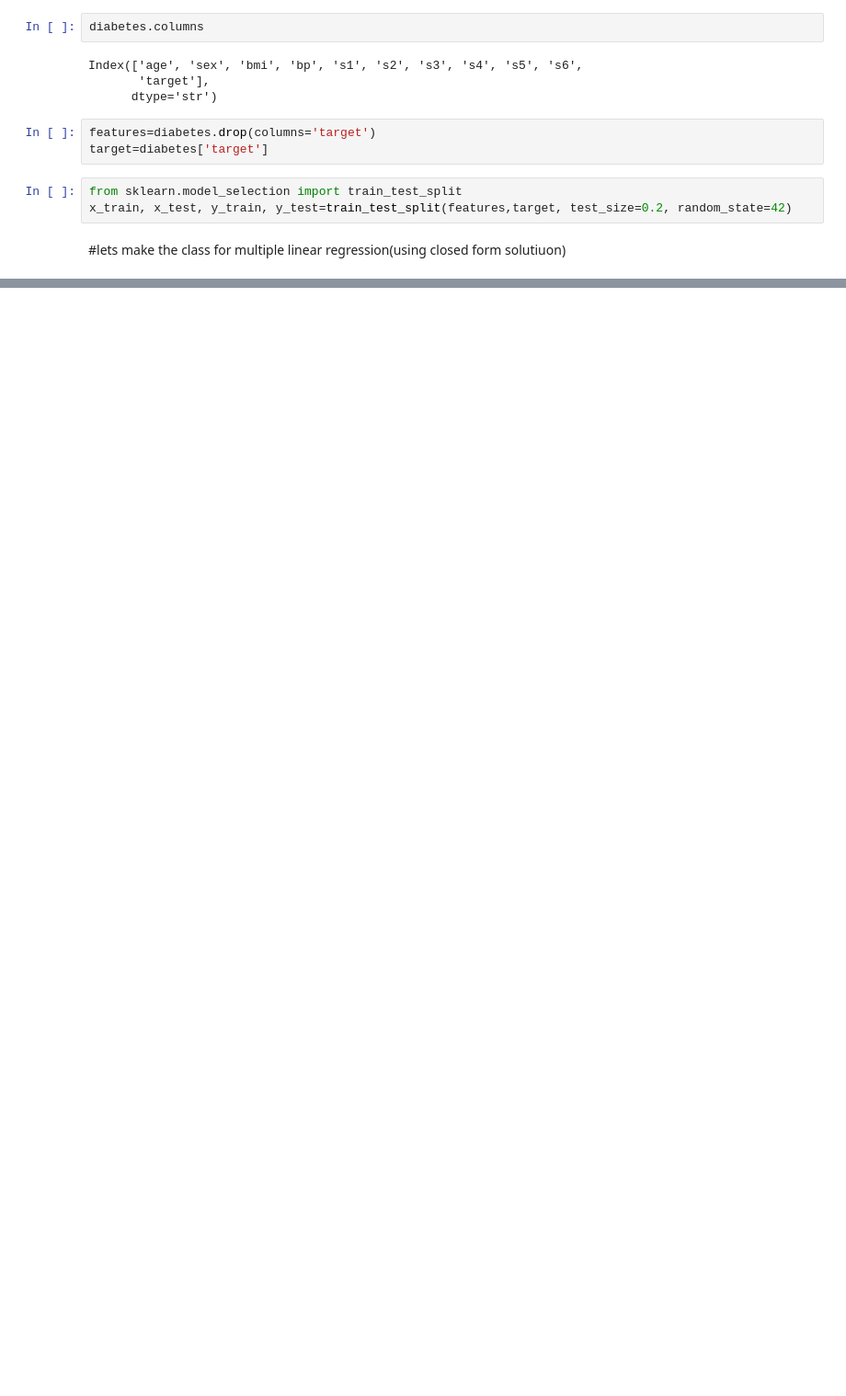
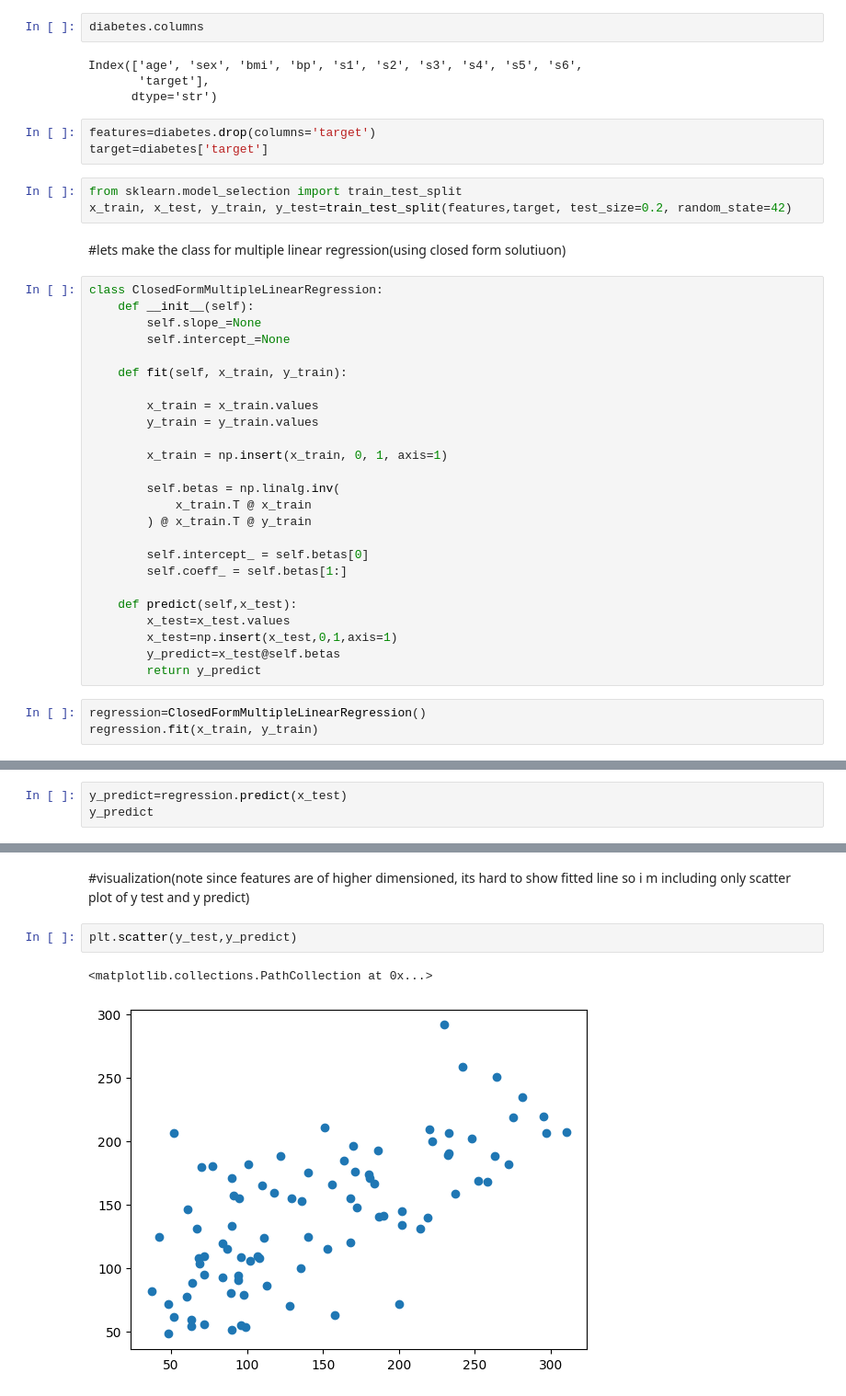
Before and after one commit to Abiskar07/machine-learning-codes-from-scratch, a Jupyter notebook: multple_linear_regression_from_scratch.ipynb, the cells around one changed output, grey strips where cells are left out. Shown at 92% size. Cells and saved outputs as stored; diff of their text form; blank space fills up the shorter version.

Commit message:
multiple linear regression from scratch

```diff
--- a/multple_linear_regression_from_scratch.ipynb
+++ b/multple_linear_regression_from_scratch.ipynb
@@ -49,3 +49,31 @@ from sklearn.model_selection import train_test_split
 x_train, x_test, y_train, y_test=train_test_split(features,target, test_size=0.2, random_state=42)
 # %% [markdown]
 #lets make the class for multiple linear regression(using closed form solutiuon)
+# %%
+class ClosedFormMultipleLinearRegression:
+    def __init__(self):
+        self.slope_=None
+        self.intercept_=None
+
+    def fit(self, x_train, y_train):
+
+        x_train = x_train.values
+        y_train = y_train.values
+
+        x_train = np.insert(x_train, 0, 1, axis=1)
+
+        self.betas = np.linalg.inv(
+            x_train.T @ x_train
+        ) @ x_train.T @ y_train
+
+        self.intercept_ = self.betas[0]
+        self.coeff_ = self.betas[1:]
+
+    def predict(self,x_test):
+        x_test=x_test.values
+        x_test=np.insert(x_test,0,1,axis=1)
+        y_predict=x_test@self.betas
+        return y_predict
+# %%
+regression=ClosedFormMultipleLinearRegression()
+regression.fit(x_train, y_train)
@@ -51,0 +87,3 @@ x_train, x_test, y_train, y_test=train_test_split(features,target, test_size=0.2
+# %%
+y_predict=regression.predict(x_test)
+y_predict
@@ -51,0 +124,7 @@ x_train, x_test, y_train, y_test=train_test_split(features,target, test_size=0.2
+# %% [markdown]
+#visualization(note since features are of higher dimensioned, its hard to show fitted line so i m including only scatter plot of y test and y predict)
+# %%
+plt.scatter(y_test,y_predict)
+# %% [output]
+<matplotlib.collections.PathCollection at 0x...>
+[figure, added]
```
Also changed, not shown: parts of 7 cells of this notebook.
